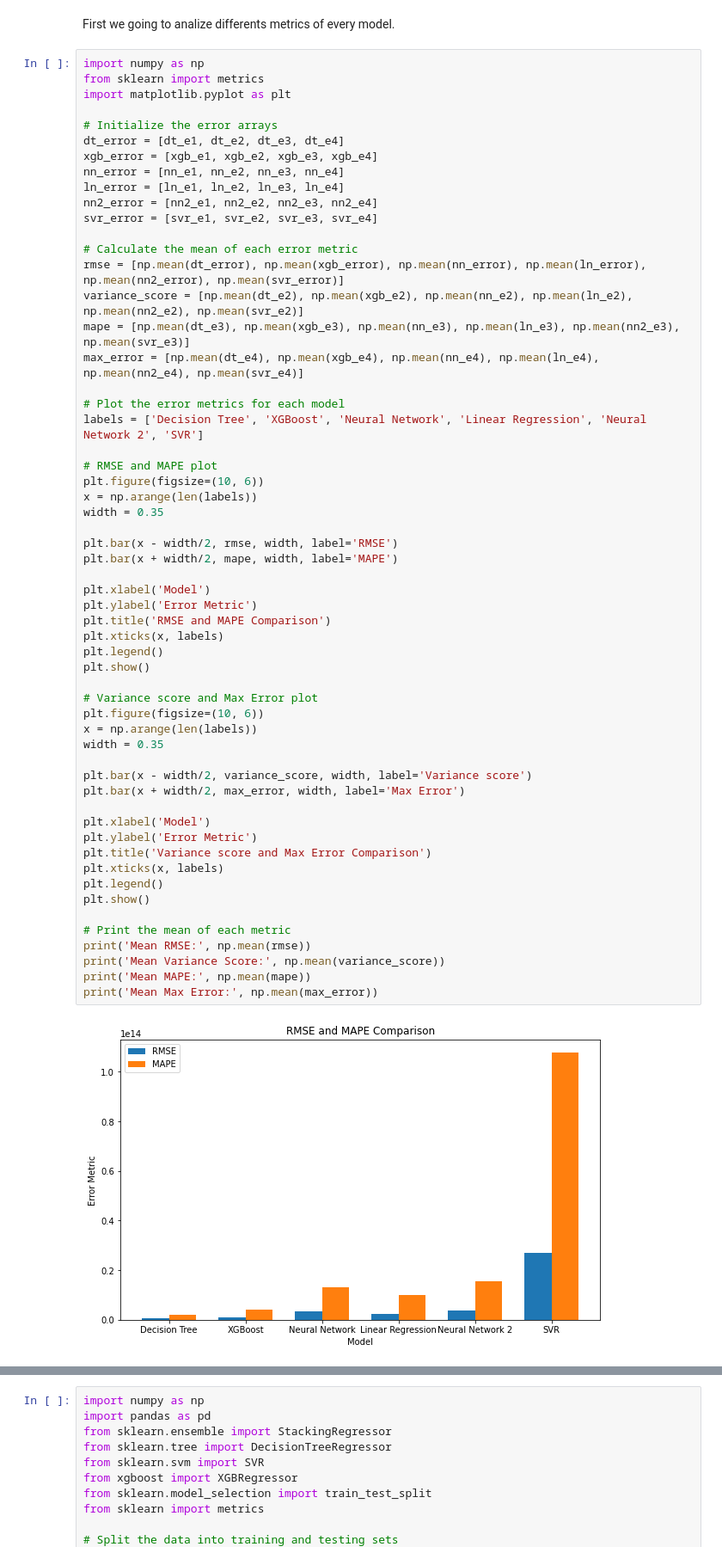
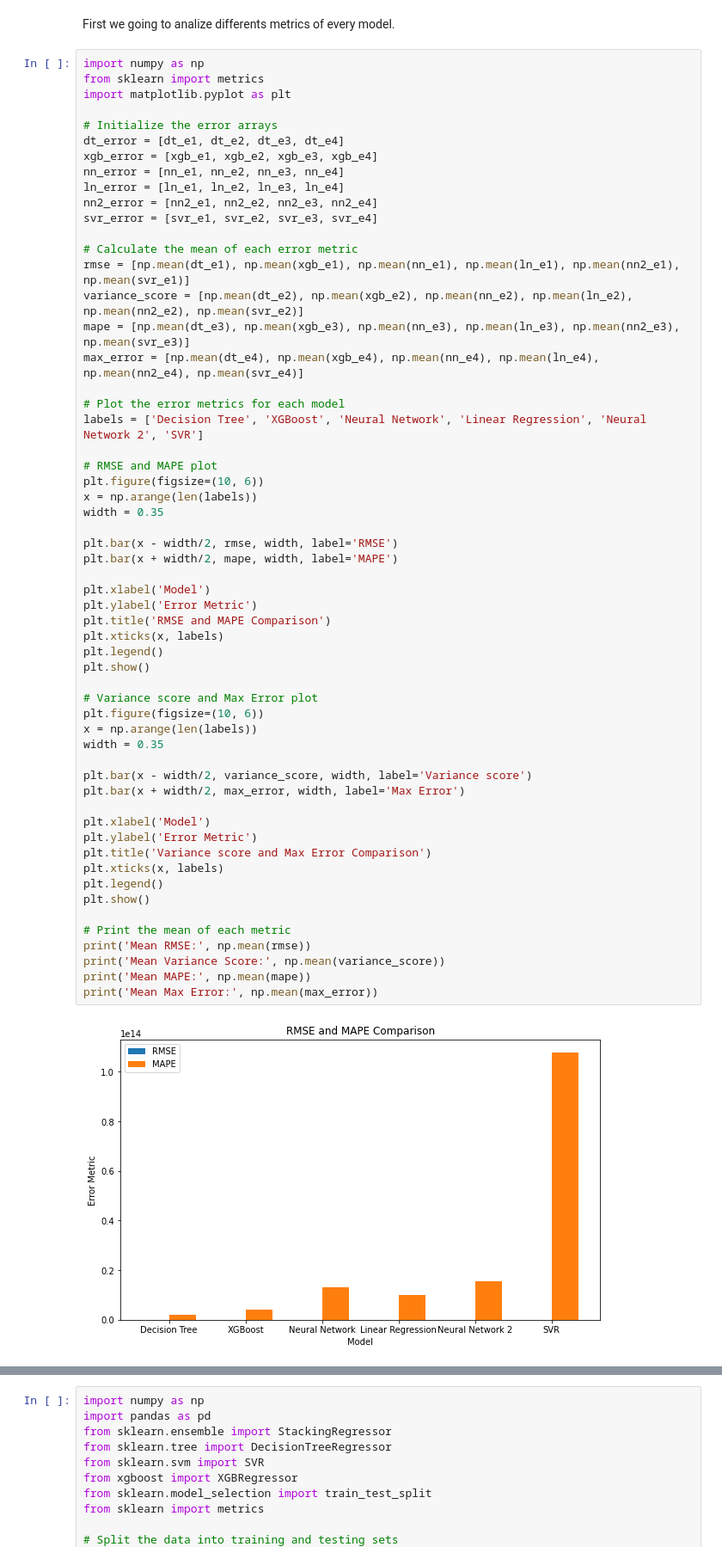
Before and after one commit to Alan-Hans/Challenge-Data-Scientist, a Jupyter notebook: solution.ipynb, the cells around one changed output, grey strips where cells are left out. Shown at 86% size. Drawn from its saved outputs; the diff is of its cells as text.

```diff
--- a/solution.ipynb
+++ b/solution.ipynb
@@ -1556,7 +1556,7 @@ nn2_error = [nn2_e1, nn2_e2, nn2_e3, nn2_e4]
 svr_error = [svr_e1, svr_e2, svr_e3, svr_e4]
 
 # Calculate the mean of each error metric
-rmse = [np.mean(dt_error), np.mean(xgb_error), np.mean(nn_error), np.mean(ln_error), np.mean(nn2_error), np.mean(svr_error)]
+rmse = [np.mean(dt_e1), np.mean(xgb_e1), np.mean(nn_e1), np.mean(ln_e1), np.mean(nn2_e1), np.mean(svr_e1)]
 variance_score = [np.mean(dt_e2), np.mean(xgb_e2), np.mean(nn_e2), np.mean(ln_e2), np.mean(nn2_e2), np.mean(svr_e2)]
 mape = [np.mean(dt_e3), np.mean(xgb_e3), np.mean(nn_e3), np.mean(ln_e3), np.mean(nn2_e3), np.mean(svr_e3)]
 max_error = [np.mean(dt_e4), np.mean(xgb_e4), np.mean(nn_e4), np.mean(ln_e4), np.mean(nn2_e4), np.mean(svr_e4)]
@@ -1573,32 +1573,32 @@ plt.bar(x - width/2, rmse, width, label='RMSE')
 plt.bar(x + width/2, mape, width, label='MAPE')
 
 plt.xlabel('Model')
 plt.ylabel('Error Metric')
 plt.title('RMSE and MAPE Comparison')
 plt.xticks(x, labels)
 plt.legend()
 plt.show()
 
 # Variance score and Max Error plot
 plt.figure(figsize=(10, 6))
 x = np.arange(len(labels))
 width = 0.35
 
 plt.bar(x - width/2, variance_score, width, label='Variance score')
 plt.bar(x + width/2, max_error, width, label='Max Error')
 
 plt.xlabel('Model')
 plt.ylabel('Error Metric')
 plt.title('Variance score and Max Error Comparison')
 plt.xticks(x, labels)
 plt.legend()
 plt.show()
 
 # Print the mean of each metric
 print('Mean RMSE:', np.mean(rmse))
 print('Mean Variance Score:', np.mean(variance_score))
 print('Mean MAPE:', np.mean(mape))
 print('Mean Max Error:', np.mean(max_error))
 # %% [output]
-[figure, old version]
+[figure, new version]
 [figure]
```
Also changed, not shown: parts of 6 cells of this notebook.
